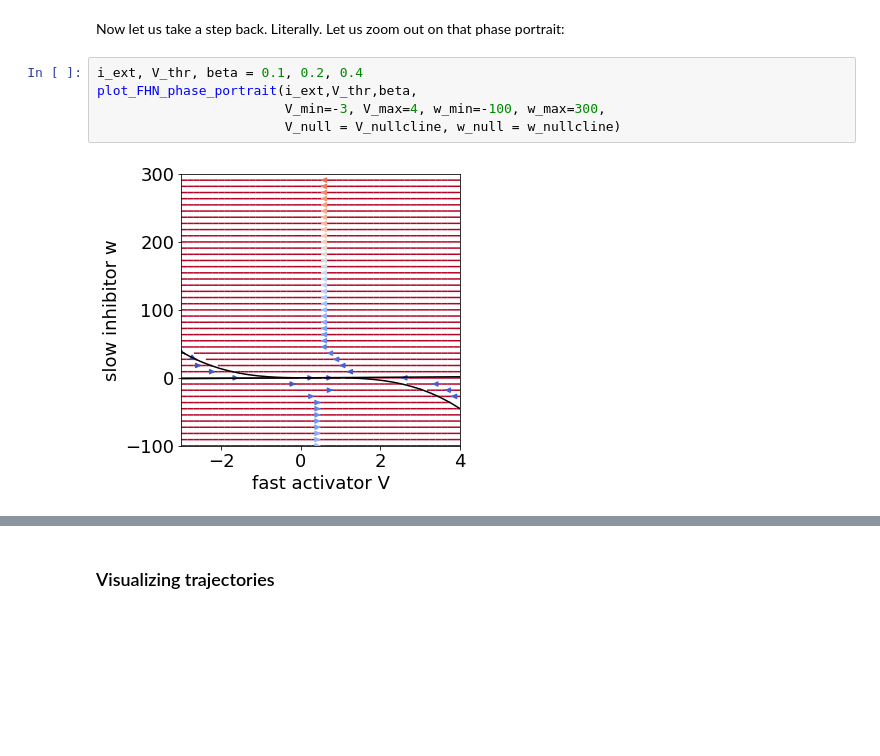
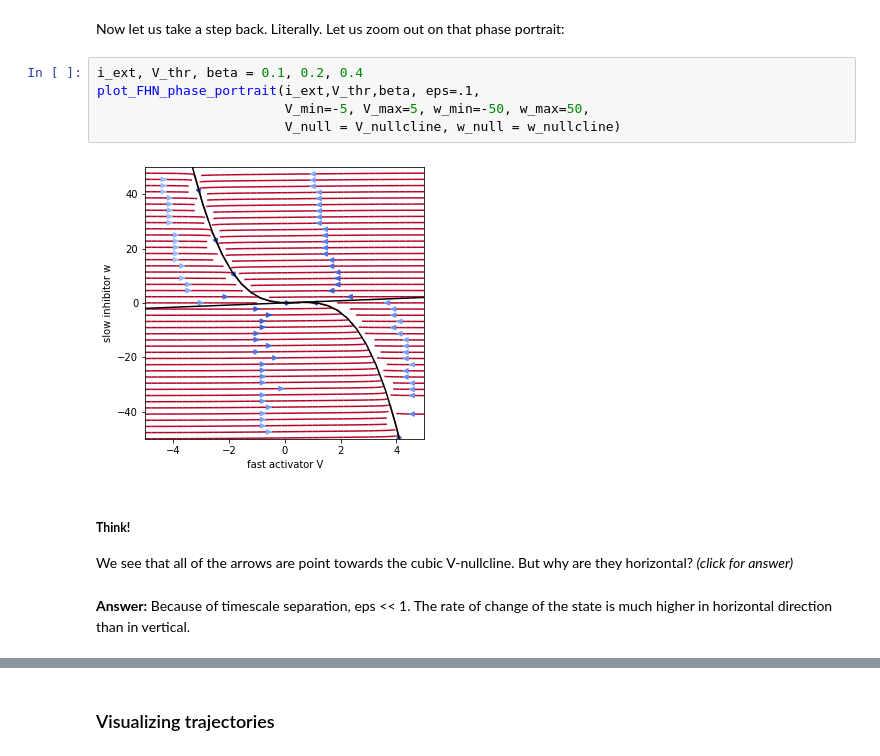
Before and after one commit to NinelK/IMBIZO2022_DS_tutorial_solutions, a Jupyter notebook: DS_tutorial_Parts_1_2_SOLUTIONS.ipynb, the cells around one changed output, grey strips where cells are left out. Saved outputs shown, nothing was run; the diff lists cells and outputs as text; blank space fills up the shorter version.

```diff
--- a/DS_tutorial_Parts_1_2_SOLUTIONS.ipynb
+++ b/DS_tutorial_Parts_1_2_SOLUTIONS.ipynb
@@ -610,8 +638,13 @@ So, is it stable?
 Now let us take a step back. Literally. Let us zoom out on that phase portrait:
 # %%
 i_ext, V_thr, beta = 0.1, 0.2, 0.4
-plot_FHN_phase_portrait(i_ext,V_thr,beta,
-                        V_min=-3, V_max=4, w_min=-100, w_max=300,
+plot_FHN_phase_portrait(i_ext,V_thr,beta, eps=.1,
+                        V_min=-5, V_max=5, w_min=-50, w_max=50,
                         V_null = V_nullcline, w_null = w_nullcline)
 # %% [output]
-[figure, old version]
+[figure, new version]
+# %% [markdown]
+##### **Think!**
+We see that all of the arrows are point towards the cubic V-nullcline. But why are they horizontal? *(click for answer)*
+# %% [markdown]
+**Answer:** Because of timescale separation, eps << 1. The rate of change of the state is much higher in horizontal direction than in vertical.
```
Also changed, not shown: parts of 37 cells of this notebook.
